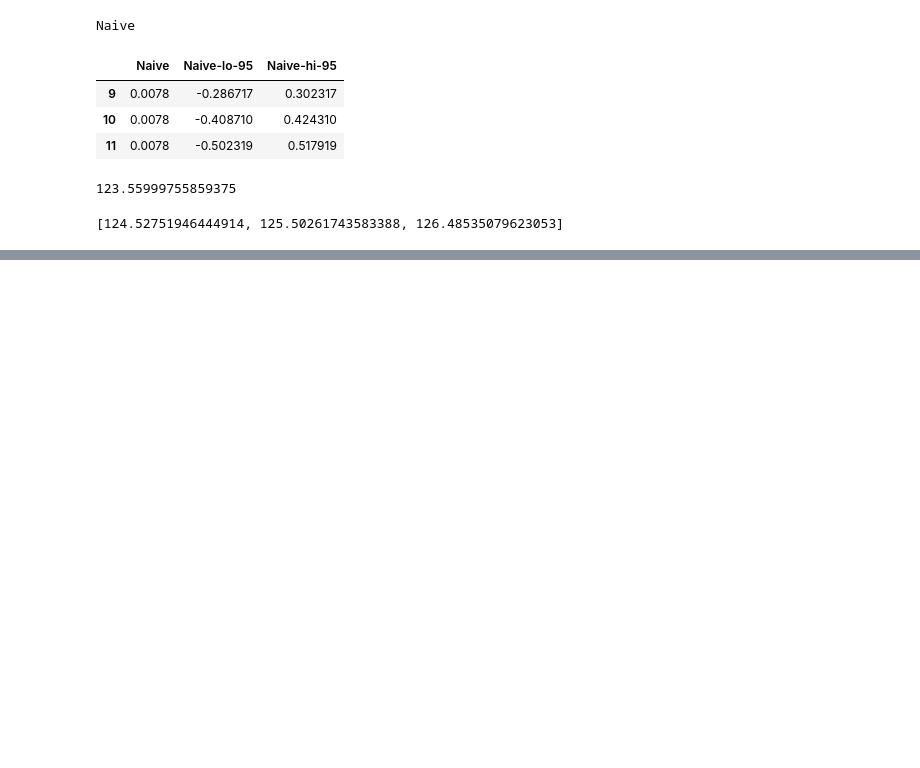
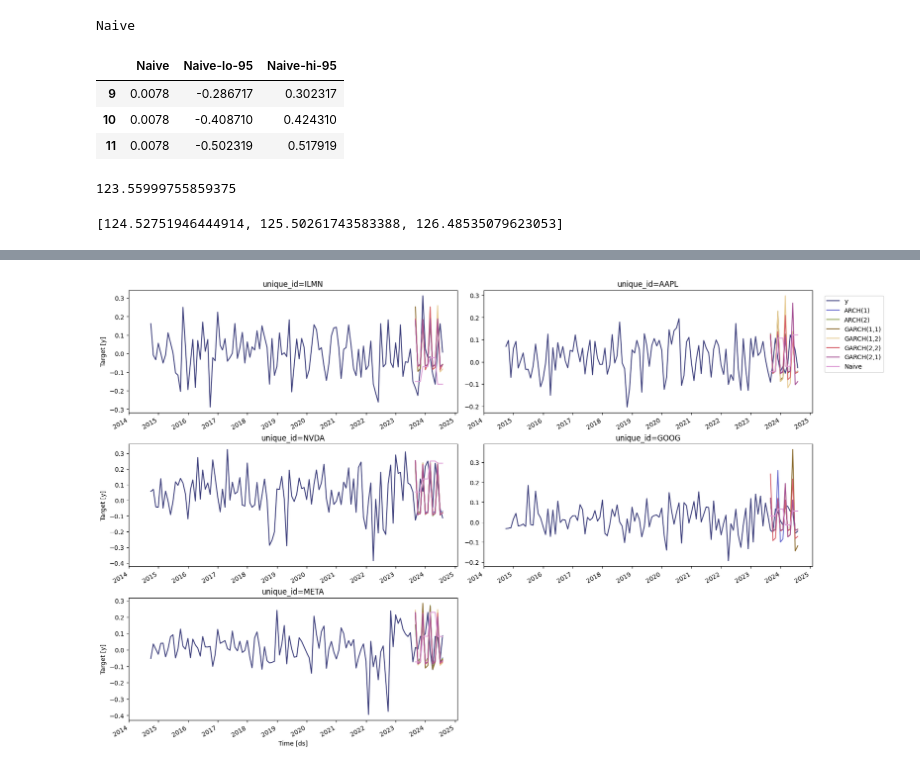
Before and after one commit to tituslhy/TheMarginCall, a Jupyter notebook: notebooks/tsa.ipynb, the cells around one changed output, grey strips where cells are left out. Cells and saved outputs as stored; diff of their text form; code cells hidden in the pictures; blank space fills up the shorter version.

```diff
--- a/notebooks/tsa.ipynb
+++ b/notebooks/tsa.ipynb
@@ -265,7 +265,7 @@ class Forecaster:
         Args:
             tickers (List[str]): Takes in a list of stock tickers
         """
-        self.tickers = tickers
+        self.tickers = [ticker.upper() for ticker in tickers]
         try:
             self.df = yf.download(
                 tickers,
@@ -293,7 +293,7 @@ class Forecaster:
         and creating a cross validiation dataframe object.
         """
         ## Prepare dataframe
-        self.df = df.loc[:, (['Adj Close'], self.tickers)]
+        self.df = self.df.loc[:, (['Adj Close'], self.tickers)]
         self.df.columns = self.df.columns.droplevel() # drop MultiIndex
         self.df = self.df.reset_index()
 
@@ -305,18 +305,18 @@ class Forecaster:
         self.prices = self.prices[['unique_id', 'ds', 'y']]
         self.prices['rt'] = self.prices['y'].div(self.prices.groupby('unique_id')['y'].shift(1))
         self.prices['rt'] = np.log(self.prices['rt'])
-        returns = self.prices[['unique_id', 'ds', 'rt']]
-        returns = returns.rename(columns={'rt':'y'})
+        self.returns = self.prices[['unique_id', 'ds', 'rt']]
+        self.returns = self.returns.rename(columns={'rt':'y'})
 
         self.sf = StatsForecast(
-            df = returns,
+            df = self.returns,
             models = self.models,
             freq = 'MS',
             n_jobs = -1)
 
         ## Prepare cross-validation dataframe
         self.crossvalidation_df = self.sf.cross_validation(
-            df = returns,
+            df = self.returns,
             h = h,
             step_size = 3,
             n_windows = 4
@@ -350,9 +350,10 @@ class Forecaster:
             forecasts for all the tickers
         """
         if ticker:
+            ticker = ticker.upper()
             filtered = self.forecasts[self.forecasts['unique_id'] == ticker]
-            best_model = self.best[self.best['unique_id'==ticker]]['best_model'].values[0]
-            df = filtered[[col for col in filtered.columns if best_model in col]]
+            best_model = self.best_models[self.best_models['unique_id']==ticker]['best_model'].values[0]
+            df = filtered[[col for col in filtered.columns if str(best_model) in col]]
 
             ## Get last price
             last_price = self.prices[self.prices['unique_id']==ticker].tail(1)['y'].values[0]
@@ -366,8 +367,8 @@ class Forecaster:
             returns = dict()
             for ticker in self.tickers:
                 filtered = self.forecasts[self.forecasts['unique_id'] == ticker]
-                best_model = self.best[self.best['unique_id'==ticker]]['best_model'].values[0]
-                df = filtered[[col for col in filtered.columns if best_model in col]]
+                best_model = self.best_models[self.best_models['unique_id']==ticker]['best_model'].values[0]
+                df = filtered[[col for col in filtered.columns if str(best_model) in col]]
 
                 ## Get last price
                 last_price = self.prices[self.prices['unique_id']==ticker].tail(1)['y'].values[0]
@@ -418,7 +419,7 @@ class Forecaster:
                 self.crossvalidation_df.drop(['cutoff', 'actual'],
                     axis=1))
         except:
-            self.post_init()
+            self.post__init__()
             StatsForecast.plot(
                 self.returns,
                 self.crossvalidation_df.drop(['cutoff', 'actual'],
@@ -440,7 +441,9 @@ class Forecaster:
         Returns:
             _type_: _description_
         """
-        self.post_init(h=h)
+        self.post__init__(h=h)
         self.evaluate()
         self.forecast(h=h, levels=levels)
         return self.forecast_ticker(ticker=ticker)
+# %%
+forecaster = Forecaster(tickers=["ilmn", "aapl", "nvda","goog", "meta"])
@@ -446,0 +465,7 @@ class Forecaster:
+# %%
+StatsForecast.plot(
+    forecaster.returns,
+    forecaster.crossvalidation_df.drop(['cutoff', 'actual'],
+        axis=1))
+# %% [output]
+[figure, added]
```
Also changed, not shown: parts of 3 cells of this notebook, 2 other files.
